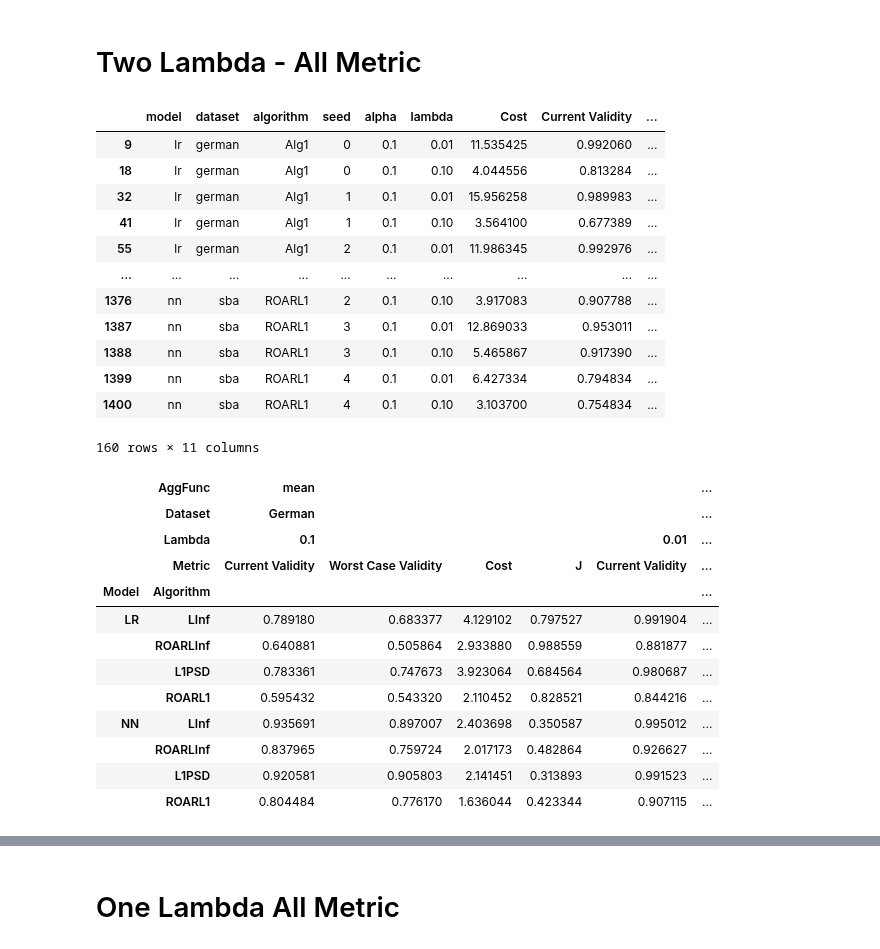
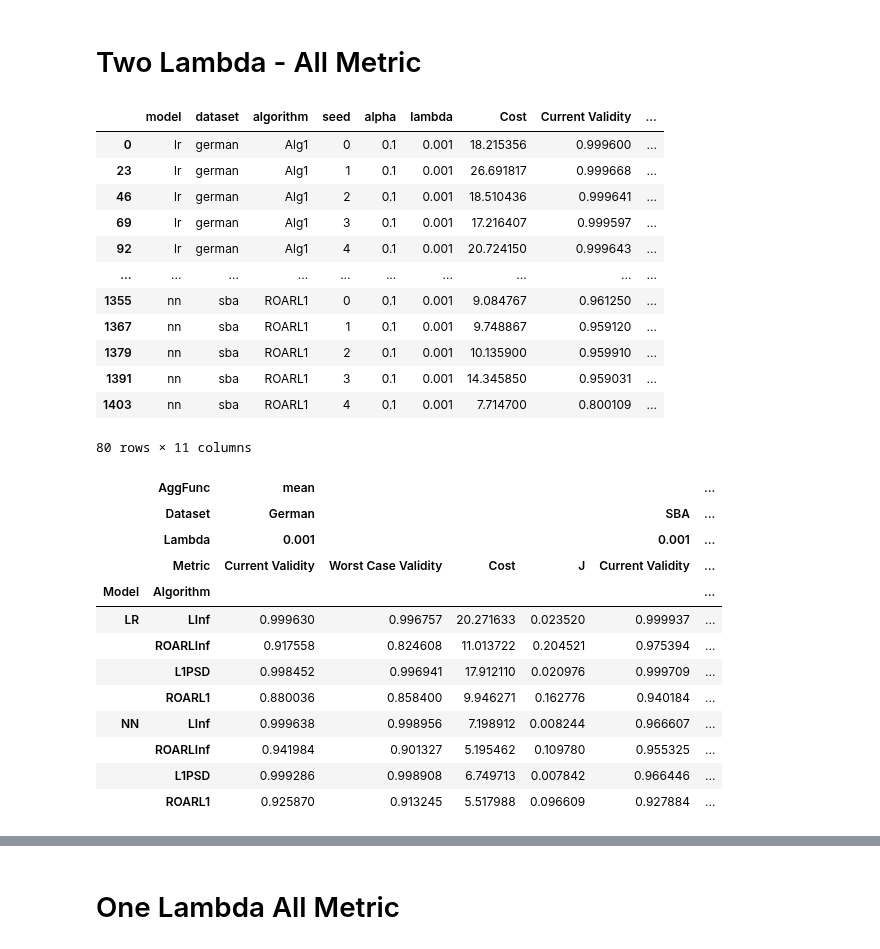
Before and after one commit to kshitij-kayastha/learning-augmented-robust-recourse, a Jupyter notebook: experiments/avg_J.ipynb, the cells around one changed output, grey strips where cells are left out. Saved outputs shown, nothing was run; the diff lists cells and outputs as text; code cells hidden in the pictures.

```diff
--- a/experiments/avg_J.ipynb
+++ b/experiments/avg_J.ipynb
@@ -426,22 +426,22 @@ Name: (NN, L1PSD), dtype: float64
 # %% [markdown]
 # Two Lambda - All Metric
 # %%
-df_results_sampled = df_results[df_results['lambda'].isin([0.1, 0.01])]
+df_results_sampled = df_results[df_results['lambda'].isin([0.001])]
 df_results_sampled
 # %% [output]
 |  | model | dataset | algorithm | seed | alpha | lambda | Cost | Current Validity | ... |
-| 9 | lr | german | Alg1 | 0 | 0.1 | 0.01 | 11.535425 | 0.992060 | ... |
-| 18 | lr | german | Alg1 | 0 | 0.1 | 0.10 | 4.044556 | 0.813284 | ... |
-| 32 | lr | german | Alg1 | 1 | 0.1 | 0.01 | 15.956258 | 0.989983 | ... |
-| 41 | lr | german | Alg1 | 1 | 0.1 | 0.10 | 3.564100 | 0.677389 | ... |
-| 55 | lr | german | Alg1 | 2 | 0.1 | 0.01 | 11.986345 | 0.992976 | ... |
+| 0 | lr | german | Alg1 | 0 | 0.1 | 0.001 | 18.215356 | 0.999600 | ... |
+| 23 | lr | german | Alg1 | 1 | 0.1 | 0.001 | 26.691817 | 0.999668 | ... |
+| 46 | lr | german | Alg1 | 2 | 0.1 | 0.001 | 18.510436 | 0.999641 | ... |
+| 69 | lr | german | Alg1 | 3 | 0.1 | 0.001 | 17.216407 | 0.999597 | ... |
+| 92 | lr | german | Alg1 | 4 | 0.1 | 0.001 | 20.724150 | 0.999643 | ... |
 | ... | ... | ... | ... | ... | ... | ... | ... | ... | ... |
-| 1376 | nn | sba | ROARL1 | 2 | 0.1 | 0.10 | 3.917083 | 0.907788 | ... |
-| 1387 | nn | sba | ROARL1 | 3 | 0.1 | 0.01 | 12.869033 | 0.953011 | ... |
-| 1388 | nn | sba | ROARL1 | 3 | 0.1 | 0.10 | 5.465867 | 0.917390 | ... |
-| 1399 | nn | sba | ROARL1 | 4 | 0.1 | 0.01 | 6.427334 | 0.794834 | ... |
-| 1400 | nn | sba | ROARL1 | 4 | 0.1 | 0.10 | 3.103700 | 0.754834 | ... |
+| 1355 | nn | sba | ROARL1 | 0 | 0.1 | 0.001 | 9.084767 | 0.961250 | ... |
+| 1367 | nn | sba | ROARL1 | 1 | 0.1 | 0.001 | 9.748867 | 0.959120 | ... |
+| 1379 | nn | sba | ROARL1 | 2 | 0.1 | 0.001 | 10.135900 | 0.959910 | ... |
+| 1391 | nn | sba | ROARL1 | 3 | 0.1 | 0.001 | 14.345850 | 0.959031 | ... |
+| 1403 | nn | sba | ROARL1 | 4 | 0.1 | 0.001 | 7.714700 | 0.800109 | ... |
-160 rows × 11 columns
+80 rows × 11 columns
 # %%
 df_results_sampled['lambda'] = df_results_sampled['lambda'].astype(str)
 df_results_sampled['model'] = df_results_sampled['model'].replace(['lr', 'nn'], ['LR', 'NN'])
@@ -455,7 +455,7 @@ pvt.columns.set_names(['AggFunc', 'Metric', 'Dataset', 'Lambda'], inplace=True)
 pvt.columns = pvt.columns.reorder_levels(['AggFunc', 'Dataset', 'Lambda', 'Metric'])
 pvt = pvt.sort_index(axis=1)
 
-lambda_order = ["0.1", "0.01"]
+lambda_order = ["0.1", "0.01", "0.001"]
 metric_order = ["Current Validity", "Worst Case Validity", "Cost", "J"]
 algorithm_order = ['LInf', 'ROARLInf', 'L1PSD', 'ROARL1']
 pvt = pvt.reindex(columns=lambda_order, level="Lambda").reindex(columns=metric_order, level= "Metric").reindex(index=algorithm_order, level="Algorithm")
@@ -463,18 +463,18 @@ pvt = pvt.reindex(columns=lambda_order, level="Lambda").reindex(columns=metric_o
 pvt.style
 # %% [output]
 |  | AggFunc | mean |  |  |  |  | ... |
-|  | Dataset | German |  |  |  |  | ... |
-|  | Lambda | 0.1 |  |  |  | 0.01 | ... |
+|  | Dataset | German |  |  |  | SBA | ... |
+|  | Lambda | 0.001 |  |  |  | 0.001 | ... |
 |  | Metric | Current Validity | Worst Case Validity | Cost | J | Current Validity | ... |
 | Model | Algorithm |  |  |  |  |  | ... |
-| LR | LInf | 0.789180 | 0.683377 | 4.129102 | 0.797527 | 0.991904 | ... |
-|  | ROARLInf | 0.640881 | 0.505864 | 2.933880 | 0.988559 | 0.881877 | ... |
-|  | L1PSD | 0.783361 | 0.747673 | 3.923064 | 0.684564 | 0.980687 | ... |
-|  | ROARL1 | 0.595432 | 0.543320 | 2.110452 | 0.828521 | 0.844216 | ... |
-| NN | LInf | 0.935691 | 0.897007 | 2.403698 | 0.350587 | 0.995012 | ... |
-|  | ROARLInf | 0.837965 | 0.759724 | 2.017173 | 0.482864 | 0.926627 | ... |
-|  | L1PSD | 0.920581 | 0.905803 | 2.141451 | 0.313893 | 0.991523 | ... |
-|  | ROARL1 | 0.804484 | 0.776170 | 1.636044 | 0.423344 | 0.907115 | ... |
+| LR | LInf | 0.999630 | 0.996757 | 20.271633 | 0.023520 | 0.999937 | ... |
+|  | ROARLInf | 0.917558 | 0.824608 | 11.013722 | 0.204521 | 0.975394 | ... |
+|  | L1PSD | 0.998452 | 0.996941 | 17.912110 | 0.020976 | 0.999709 | ... |
+|  | ROARL1 | 0.880036 | 0.858400 | 9.946271 | 0.162776 | 0.940184 | ... |
+| NN | LInf | 0.999638 | 0.998956 | 7.198912 | 0.008244 | 0.966607 | ... |
+|  | ROARLInf | 0.941984 | 0.901327 | 5.195462 | 0.109780 | 0.955325 | ... |
+|  | L1PSD | 0.999286 | 0.998908 | 6.749713 | 0.007842 | 0.966446 | ... |
+|  | ROARL1 | 0.925870 | 0.913245 | 5.517988 | 0.096609 | 0.927884 | ... |
 # %%
 new_pvt = pvt['mean'].round(4).applymap(lambda x: f"{x:.4f}").astype(str) + ' \u00B1 ' + \
     pvt['std'].round(2).applymap(lambda x: f"{x:.2f}").astype(str)
```
Also changed, not shown: parts of 9 cells of this notebook, 14 other files.
